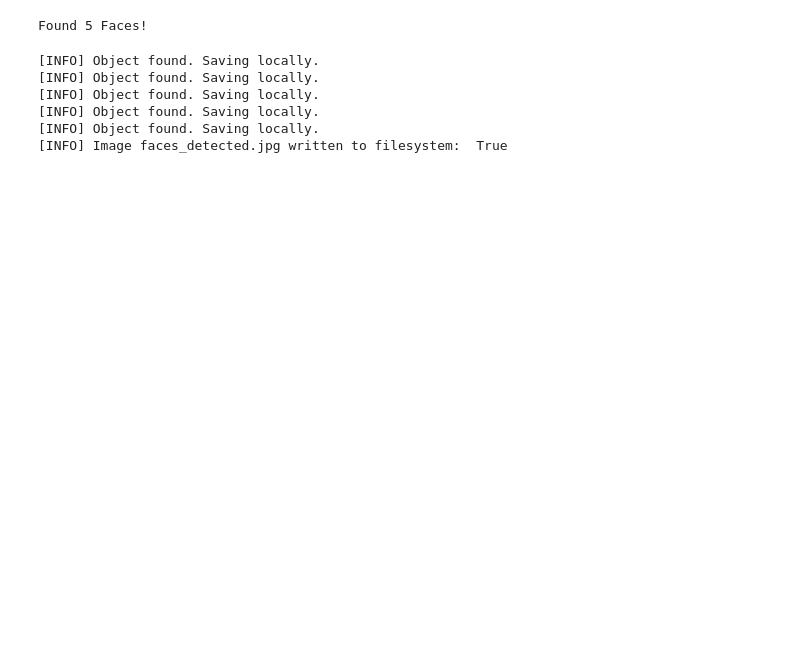
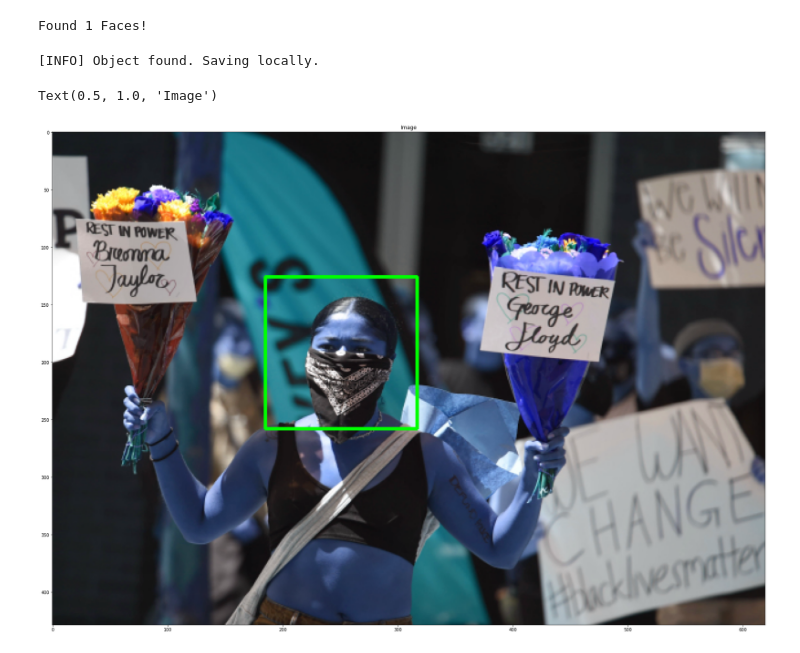
Before and after one commit to Team-SWANK/Face-Segmentation-Network, a Jupyter notebook: OpenCV Face Detection.ipynb, the cells around one changed output. Drawn from its saved outputs; the diff is of its cells as text; code cells hidden in the pictures; blank space fills up the shorter version.

```diff
--- a/OpenCV Face Detection.ipynb
+++ b/OpenCV Face Detection.ipynb
@@ -5,5 +6,5 @@ import math
 # %%
-image = cv2.imread("./images/DSC00758.jpeg")
+image = cv2.imread("./images/protest_01.jpg")
 gray = cv2.cvtColor(image, cv2.COLOR_BGR2GRAY)
 faceCascade = cv2.CascadeClassifier(cv2.data.haarcascades + "haarcascade_frontalface_default.xml")
 faces = faceCascade.detectMultiScale(
@@ -15,28 +16,35 @@ faces = faceCascade.detectMultiScale(
 
 print("Found {0} Faces!".format(len(faces)))
 # %% [output]
-Found 5 Faces!
+Found 1 Faces!
 # %%
 dim_x, dim_y = image.shape[0], image.shape[1]
-transpose_x, transpose_y = dim_x *0.05, dim_y * 0.05
+# transpose_x, transpose_y = dim_x *0.05, dim_y * 0.05
 i = 0
 for (x, y, w, h) in faces:
-    x_img = math.floor(x-transpose_x)
-    y_img = math.floor(y-transpose_y)
-    w_img = math.floor(w+2*transpose_x)
-    h_img = math.floor(h+2*transpose_y)
+    transpose_x, transpose_y = w * 0.75, h * 0.75
+    x_img = math.floor(x-transpose_x) if math.floor(x-transpose_x) >= 0 else 0
+    y_img = math.floor(y-transpose_y) if math.floor(y-transpose_y) >= 0 else 0
+    w_img = math.floor(w+2*transpose_x) if math.floor(w+2*transpose_x) < dim_x-1 else dim_x-1
+    h_img = math.floor(h+2*transpose_y) if math.floor(w+2*transpose_y) < dim_y-1 else dim_y-1
     cv2.rectangle(image, (x_img, y_img), (w_img+x_img, h_img+y_img), (0, 255, 0), 2)
     roi_color = image[y_img:h_img+y_img, x_img:w_img+x_img]
     print("[INFO] Object found. Saving locally.")
-    cv2.imwrite(str(w) + str(h) + '_' + str(i) + '_faces.jpg', roi_color)
+#     cv2.imwrite(str(w) + str(h) + '_' + str(i) + '_faces.jpg', roi_color)
     i += 1
 
-status = cv2.imwrite('faces_detected.jpg', image)
-print("[INFO] Image faces_detected.jpg written to filesystem: ", status)
+# status = cv2.imwrite('faces_detected.jpg', image)
+# print("[INFO] Image faces_detected.jpg written to filesystem: ", status)
 # %% [output]
 [INFO] Object found. Saving locally.
-[INFO] Object found. Saving locally.
-[INFO] Object found. Saving locally.
-[INFO] Object found. Saving locally.
-[INFO] Object found. Saving locally.
-[INFO] Image faces_detected.jpg written to filesystem:  True
+# %%
+fig, ax1 = plt.subplots(1, figsize = (30, 30))
+ax1.imshow(image)
+# ax1.contour(image, colors='k', levels=[0.5])
+ax1.set_title('Image')
+
+# ax2.imshow(image.squeeze(), vmin=0, vmax=1)
+# ax2.set_title('Mask')
+# %% [output]
+Text(0.5, 1.0, 'Image')
+[figure, added]
```
Also changed, not shown: parts of 1 cell of this notebook, 4 other files.
